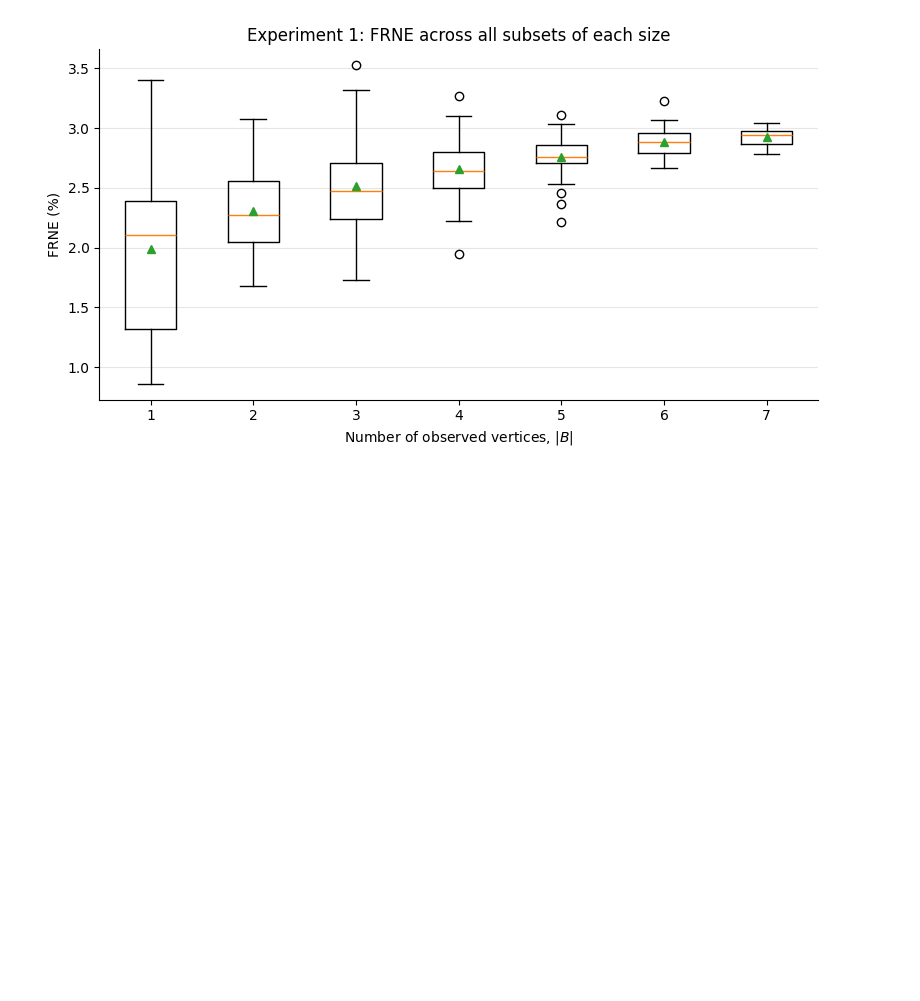
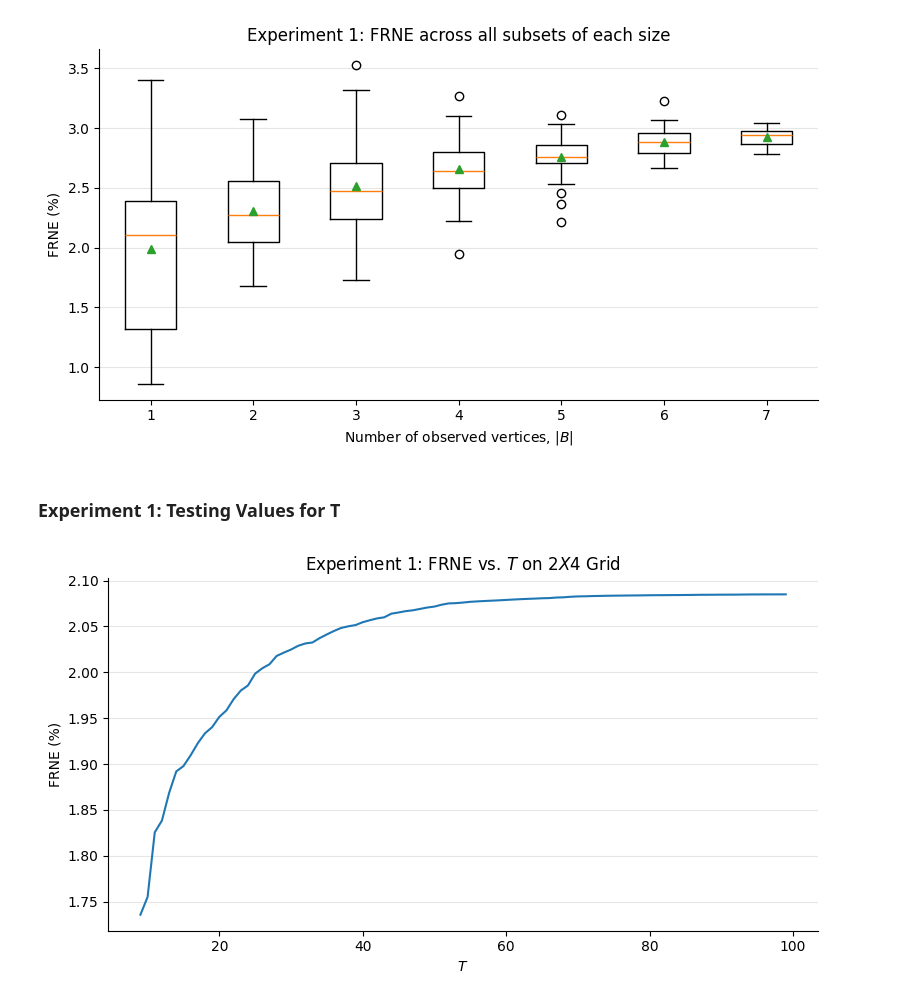
Before and after one commit to uw-math-ai/ai-inverse-lab, a Jupyter notebook: Data Simulation (Varying B, T) - Annie/Eight Vertices Experiment (Annie).ipynb, the cells around one changed output. Drawn from its saved outputs; the diff is of its cells as text; code cells hidden in the pictures; blank space fills up the shorter version.

```diff
--- a/Data Simulation (Varying B, T) - Annie/Eight Vertices Experiment (Annie).ipynb
+++ b/Data Simulation (Varying B, T) - Annie/Eight Vertices Experiment (Annie).ipynb
@@ -139,3 +139,43 @@ Evaluated 254 subsets.
 |B|=7: best FRNE=2.783272%; vertices=[(0, 0), (0, 1), (0, 2), (0, 3), (1, 0), (1, 1), (1, 3)]; indices=(0, 1, 2, 3, 4, 5, 7)
 Overall best subset: {'size': 1, 'indices': (0,), 'vertices': ((0, 0),), 'frne': 0.8594828718113268}
 [figure]
+# %% [markdown]
+### Experiment 1: Testing Values for T
+# %%
+# ---- parameters (edit me) ----
+grid1    = GridGraph.make_grid(2, 4)                      # 2 x 4 ladder, row 0 on top
+B1_coord = [(0, 0), (1, 0), (1, 3)]             # observed vertices
+w1       = 0.25                                 # edge weight
+mu1_kind = "constant"                           # "constant", "deg", or an array of length |X|
+mu1_val  = 1.0                                  # used when mu1_kind = "constant"
+N1       = 10**6                                # Monte Carlo walks per pair (x, y)
+seed1    = 0
+
+G1 = GridGraph(grid1, B1_coord, w=w1, mu=mu1_kind, mu_val=mu1_val)
+W1, mu1, B1 = G1.W, G1.mu, G1.B
+P1 = G1.transition_matrix()
+
+N1_T_sweep = 20_000
+seed1_T_sweep = 500
+T1_values = list(range(G1.n + 1, 100))
+t_max1_sweep = 2 * T1_values[-1] - 1
+r1_exact_sweep = exact_first_passage_literal(P1, B1, t_max1_sweep)
+r1_emp_sweep = empirical_first_passage(
+    P1, B1, t_max1_sweep, n_walks=N1_T_sweep,
+    batch=10_000, seed=seed1_T_sweep
+)
+FRNE1_by_T = [
+    frne(r1_exact_sweep[:2 * T - 1], r1_emp_sweep[:2 * T - 1])
+    for T in T1_values
+]
+
+fig, ax = plt.subplots(figsize=(8, 4.5))
+ax.plot(T1_values, FRNE1_by_T, lw=1.5)
+ax.set(xlabel="$T$", ylabel="FRNE (%)",
+       title="Experiment 1: FRNE vs. $T$ on $2 X 4$ Grid")
+ax.grid(axis="y", color="0.9")
+ax.spines[["top", "right"]].set_visible(False)
+fig.tight_layout()
+plt.show()
+# %% [output]
+[figure, added]
```
Also changed, not shown: 1 other file.
